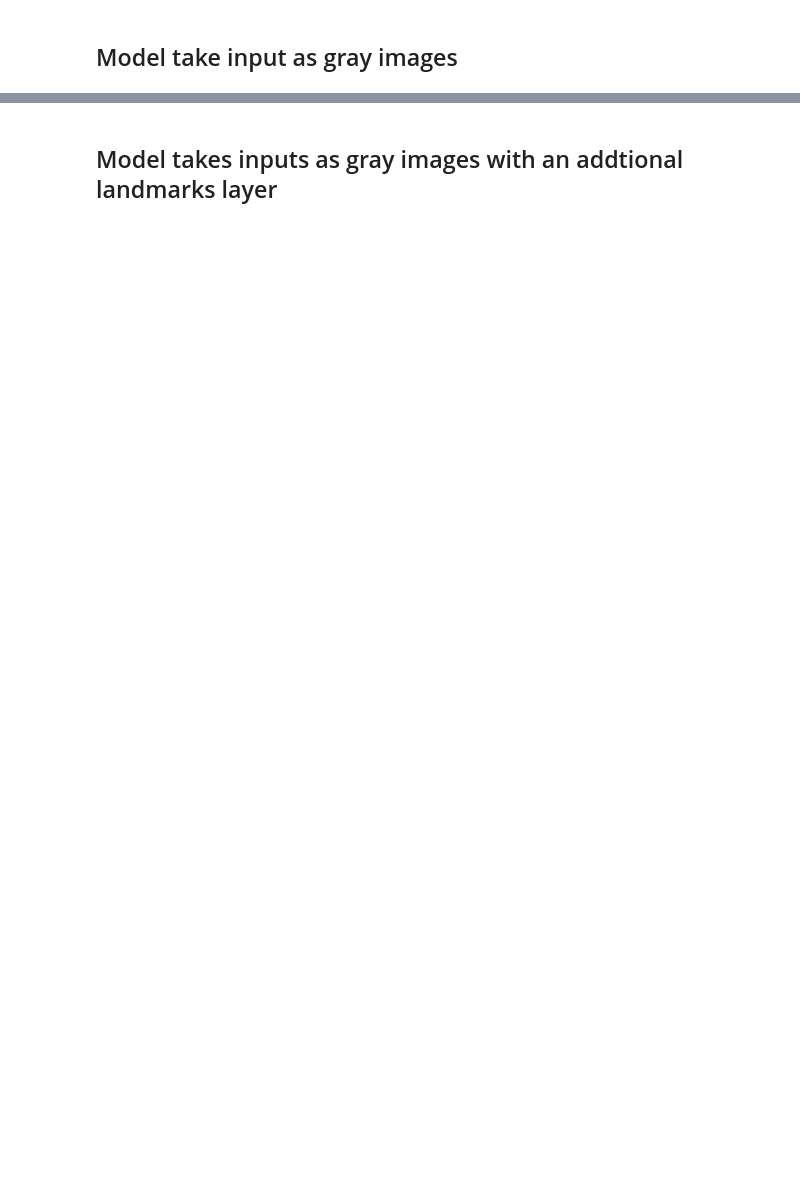
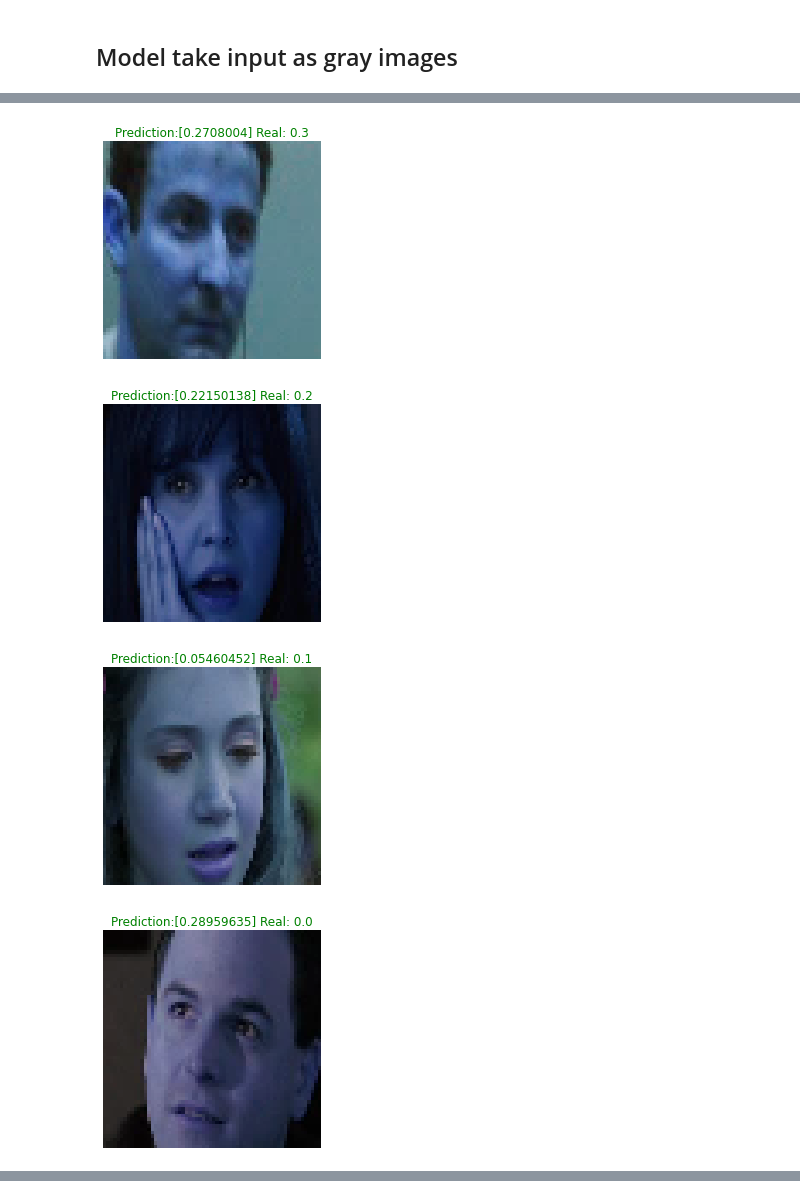
Before and after one commit to Khoality-dev/The-Expression, a Jupyter notebook: Model/model.ipynb, the cells around one changed output, grey strips where cells are left out. Saved outputs shown, nothing was run; the diff lists cells and outputs as text; code cells hidden in the pictures; blank space fills up the shorter version.

```diff
--- a/Model/model.ipynb
+++ b/Model/model.ipynb
@@ -75,2 +211,7 @@ data, targets = shuffle(data, targets)
+# %%
+from keras import backend as K
+
+def root_mean_squared_error(y_true, y_pred):
+        return K.sqrt(K.mean(K.square(y_pred - y_true)))
 # %% [markdown]
 ## Model take input as gray images
@@ -83,0 +333,10 @@ callbacks = [EarlyStopping(monitor='val_loss', patience=2),
+# %%
+test_preds = model.predict(test_data)
+test_loss = np.mean(root_mean_squared_error(test_targets, test_preds))
+print('Test root mean squared error loss:',test_loss)
+
+for rand_num in np.random.randint(0, len(test_data), 10):
+    plt.figure()
+    plt.imshow(test_data[rand_num].reshape(W, H, 3))
+    plt.axis('off')
+    plt.title('Prediction:' + str(test_preds[rand_num]) + ' Real: ' + str(test_targets[rand_num]), color='g')
@@ -147,7 +463,11 @@ plt.show()
 # %%
-y_pred = model.predict(x_val)
-for rand_num in np.random.randint(0, len(y_val), 10):
+test_preds = model.predict(test_data)
+test_loss = np.mean(root_mean_squared_error(test_targets[:,0], test_preds))
+print('Test root mean squared error loss:',test_loss)
+
+for rand_num in np.random.randint(0, len(test_data), 10):
     plt.figure()
-    plt.imshow(x_val[rand_num].reshape(48, 48),cmap='gray')
+    plt.imshow(test_data[rand_num].reshape(W, H, 3))
     plt.axis('off')
-    plt.title('Prediction: ' + str(y_pred[rand_num]) + ' Real: ' + str(y_val[rand_num]), color='g')
+    plt.title('Prediction:' + str(test_preds[rand_num]) + ' Real: ' + str(test_targets[rand_num][0]), color='g')
+# %% [output]
@@ -153,0 +475,4 @@ for rand_num in np.random.randint(0, len(y_val), 10):
+[figure, added]
+[figure, added]
+[figure, added]
+[figure, added]
@@ -154,2 +484,0 @@ for rand_num in np.random.randint(0, len(y_val), 10):
-# %% [markdown]
-## Model takes inputs as gray images with an addtional landmarks layer
```
Also changed, not shown: parts of 89 cells of this notebook, 1 other file.
